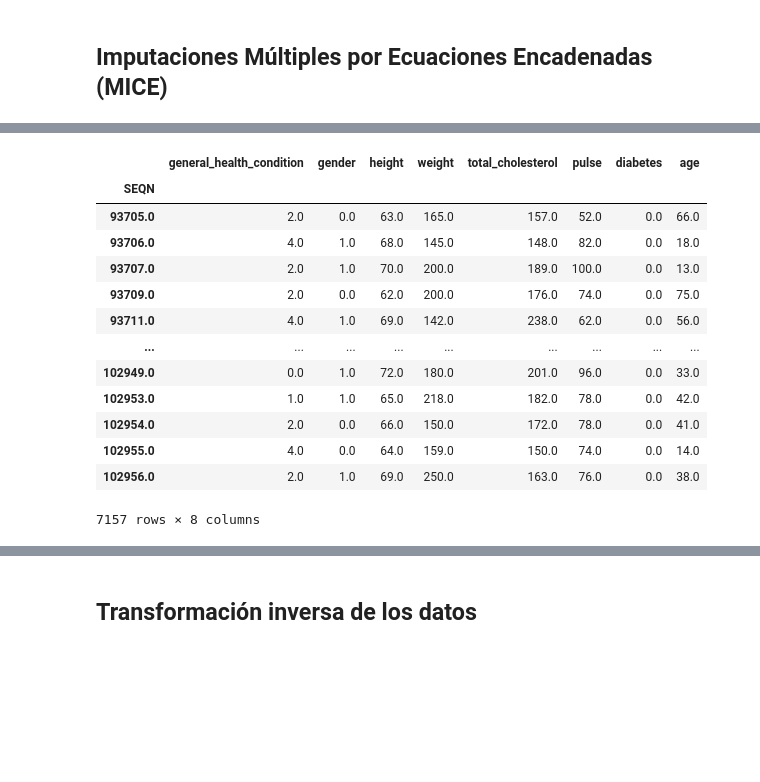
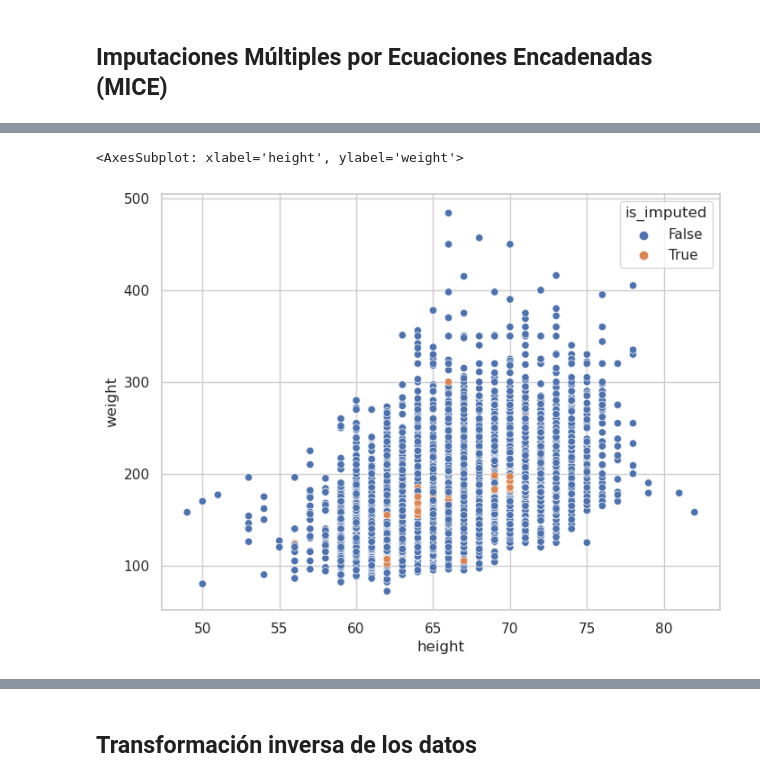
Before and after one commit to DiegoLerma/curso-imputacion-datos, a Jupyter notebook: notebooks/live-imputation-missing-values.ipynb, the cells around one changed output, grey strips where cells are left out. Cells and saved outputs as stored; diff of their text form; code cells hidden in the pictures; blank space fills up the shorter version.

```diff
--- a/notebooks/live-imputation-missing-values.ipynb
+++ b/notebooks/live-imputation-missing-values.ipynb
@@ -1196,33 +1196,29 @@ dtype: int64
 # %%
 mice_imputer=sklearn.impute.IterativeImputer(
     estimator=BayesianRidge(),
     initial_strategy='mean',
     imputation_order='ascending'
 )
 
 nhanes_mice_df=nhanes_transformed_df.copy(deep=True)
 
 nhanes_mice_df.iloc[:,:] = mice_imputer.fit_transform(nhanes_transformed_df).round()
 
-pd.concat(
+nhanes_mice_df=pd.concat(
+    [
     nhanes_mice_df,
-    nhanes_df.missing.create_shadow_matrix(True, False, suffix='_imp')
+    nhanes_df.missing.create_shadow_matrix(True, False, suffix='_imp'),
+    ],
+    axis=1
 )
+
+nhanes_mice_df.missing.scatter_imputation_plot(
+    x='height',
+    y='weight'
+)
 # %% [output]
-|  | general_health_condition | gender | height | weight | total_cholesterol | pulse | diabetes | age |
-| SEQN |  |  |  |  |  |  |  |  |
-| 93705.0 | 2.0 | 0.0 | 63.0 | 165.0 | 157.0 | 52.0 | 0.0 | 66.0 |
-| 93706.0 | 4.0 | 1.0 | 68.0 | 145.0 | 148.0 | 82.0 | 0.0 | 18.0 |
-| 93707.0 | 2.0 | 1.0 | 70.0 | 200.0 | 189.0 | 100.0 | 0.0 | 13.0 |
-| 93709.0 | 2.0 | 0.0 | 62.0 | 200.0 | 176.0 | 74.0 | 0.0 | 75.0 |
-| 93711.0 | 4.0 | 1.0 | 69.0 | 142.0 | 238.0 | 62.0 | 0.0 | 56.0 |
-| ... | ... | ... | ... | ... | ... | ... | ... | ... |
-| 102949.0 | 0.0 | 1.0 | 72.0 | 180.0 | 201.0 | 96.0 | 0.0 | 33.0 |
-| 102953.0 | 1.0 | 1.0 | 65.0 | 218.0 | 182.0 | 78.0 | 0.0 | 42.0 |
-| 102954.0 | 2.0 | 0.0 | 66.0 | 150.0 | 172.0 | 78.0 | 0.0 | 41.0 |
-| 102955.0 | 4.0 | 0.0 | 64.0 | 159.0 | 150.0 | 74.0 | 0.0 | 14.0 |
-| 102956.0 | 2.0 | 1.0 | 69.0 | 250.0 | 163.0 | 76.0 | 0.0 | 38.0 |
-7157 rows × 8 columns
+<AxesSubplot: xlabel='height', ylabel='weight'>
+[figure, added]
 # %%
 nhanes_mice_df.isna().sum()
 # %% [output]
```
Also changed, not shown: parts of 7 cells of this notebook.
